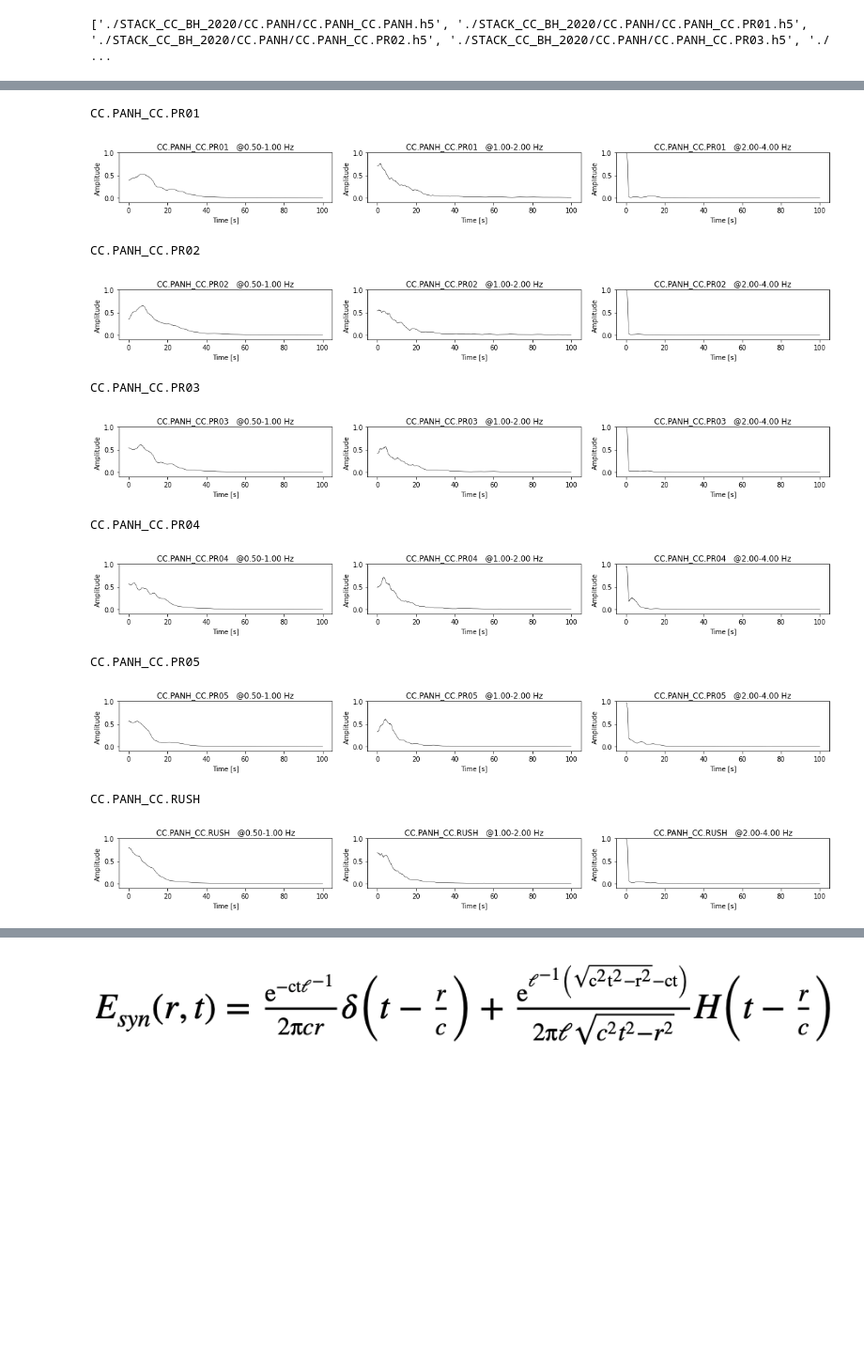
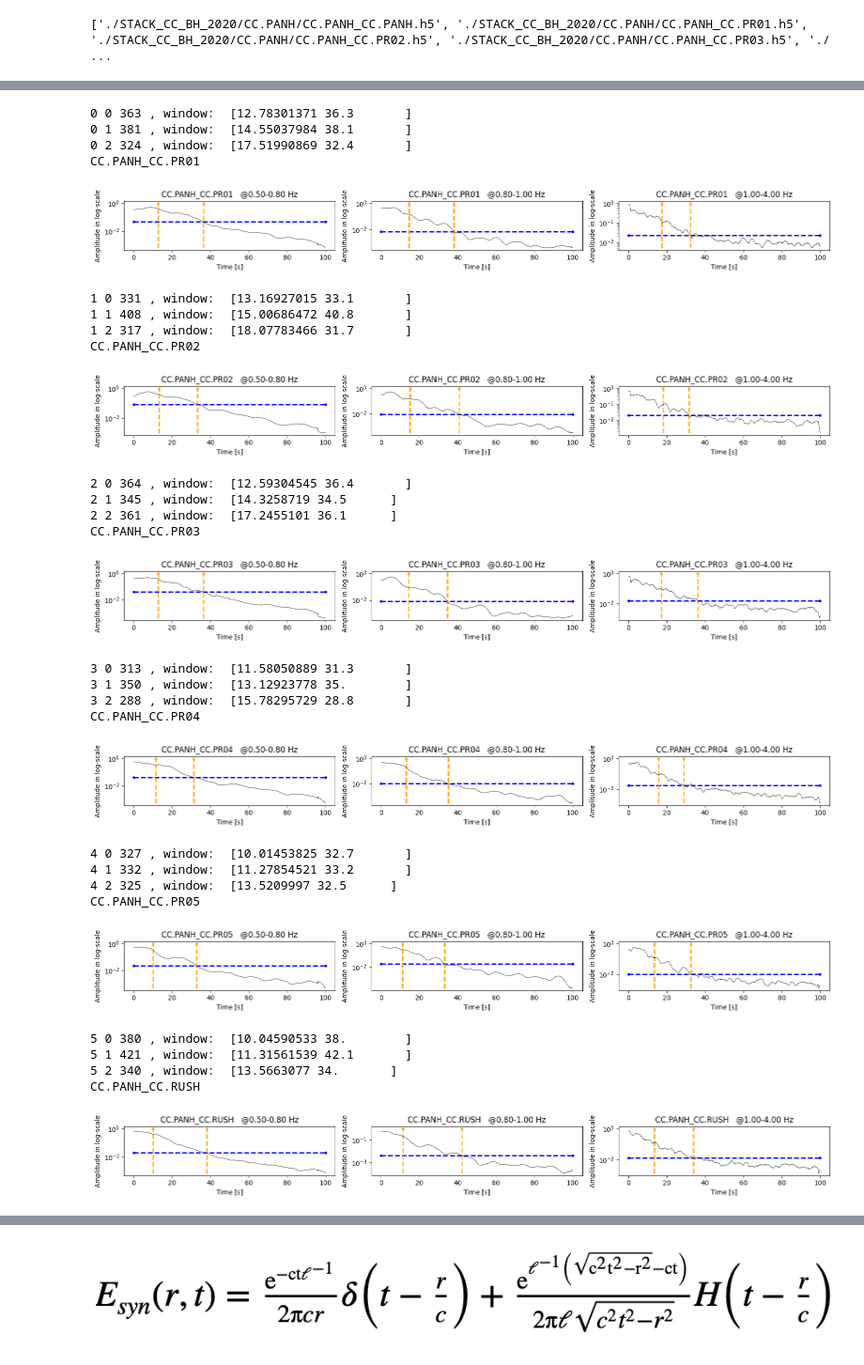
Before and after one commit to kuanfufeng/Noise_Correlation_Attenuation, a Jupyter notebook: Scattering_MFPandIntb_InterStation.ipynb, the cells around one changed output, grey strips where cells are left out. Shown at 94% size. Saved outputs shown, nothing was run; the diff lists cells and outputs as text; code cells hidden in the pictures; blank space fills up the shorter version.

```diff
--- a/Scattering_MFPandIntb_InterStation.ipynb
+++ b/Scattering_MFPandIntb_InterStation.ipynb
@@ -114,11 +89,11 @@ for sfile in sfiles:
         # read stacked waveforms
         if ( read_pyasdf(sfile,ccomp) == None):
             continue
-        dist, tvec,sdata = read_pyasdf(sfile,ccomp) # read waveform from pyasdf
+        dist,dt, tvec,sdata  = read_pyasdf(sfile,ccomp) # read waveform from pyasdf
         stackf[aa][ncmp]=[tvec,sdata]
         vdist[aa]=dist
         ncmp=ncmp+1
-    plot_waveforms(num_cmp,stackf[aa],fname[aa],comp_arr)
+    #plot_waveforms(num_cmp,stackf[aa],fname[aa],comp_arr)
 
     aa=aa+1
 fnum=len(fname)
@@ -266,6 +140,6 @@ def plot_filtered_waveforms(freq,tt,wav,fname):
 --> normalized MS envelope is referred to as the observed energy density Eobs
 # %%
-freq = [0.5, 1, 2,4]  # targeted frequency band for waveform monitoring
+freq = [0.5, 0.8, 1, 4]  # targeted frequency band for waveform monitoring
 nfreq = len(freq) - 1
 
 indx = npts // 2                      # half-side number of points
@@ -286,6 +160,6 @@ for aa in range (fnum):
             dafbp[fb] = bandpass(data, fmin, fmax, int(1 / dt), corners=4, zerophase=True)
 
         MSE[aa][ncmp]=[stackf[aa][ncmp][0],dafbp[0],dafbp[1],dafbp[2]]
-        plot_filtered_waveforms(freq,stackf[aa][ncmp][0],dafbp,fname[aa])
+        #plot_filtered_waveforms(freq,stackf[aa][ncmp][0],dafbp,fname[aa])
 # %% [output]
 CC.PANH_CC.PR01 ZZ
@@ -395,5 +240,5 @@ for aa in range(fnum):
 # %%
-def plot_fmsv_waveforms(freq,wav,fname):
+def plot_fmsv_waveforms(freq,wav,fname,noise_level,twin):
     nfreq = len(freq) - 1
     fig, ax = plt.subplots(1,nfreq, figsize=(16,2), sharex=False)
 
@@ -401,38 +246,80 @@ def plot_fmsv_waveforms(freq,wav,fname):
         fmin=freq[fb]
         fmax=freq[fb+1]
         absy=1 #max(wav[fb], key=abs)
-        ax[fb].set_ylim(-0.1,absy)
+        ax[fb].plot([wav[0][0],wav[0][-1]],[noise_level[fb],noise_level[fb]],c='blue',marker='.',ls='--', linewidth=2)
+
+        ax[fb].plot([twin[fb][0],twin[fb][0]],[-0.1,absy],c='orange',marker='.',ls='--', linewidth=2)
+        ax[fb].plot([twin[fb][1],twin[fb][1]],[-0.1,absy],c='orange',marker='.',ls='--', linewidth=2)
+        ax[fb].set_yscale('log', base=10)
         ax[fb].plot(wav[0],wav[fb+1], "k-", linewidth=0.5)
         ax[fb].set_xlabel("Time [s]")
-        ax[fb].set_ylabel("Amplitude")
+        ax[fb].set_ylabel("Amplitude in log-scale")
         ax[fb].set_title( "%s   @%4.2f-%4.2f Hz" % ( fname,fmin,fmax ) )
-
     fig.tight_layout()
     plt.show()
 # %%
+# get symmetric waveforms and determine the measuring window based on noise level (here is using n times of mad)
+indx = npts // 2                      # half-side number of points
 data_sym=np.ndarray((nfreq,indx+1)) # two-side averaged stack CF
 fmsv_mean=np.ndarray((fnum,nfreq+1,indx+1))
+
+# noise level setting
+ratio=4
+level=np.ndarray((fnum,nfreq,1))
+twinbe=np.ndarray((fnum,nfreq,2))
+
+cvel=[2.6, 2.2, 1.8]    # Rayleigh wave velocities over the freqency bands
 
 for aa in range (fnum):
     for fb in range(nfreq):
         fmin=freq[fb]
         fmax=freq[fb+1]            # stack positive and negative lags
-        sym = 0.5 * msv_mean[aa][fb+1][indx:] + 0.5 * np.flip(msv_mean[aa][fb+1][: indx + 1], axis=0)
+        sym=get_symmetric(msv_mean[aa][fb+1],indx)
         data_sym[fb]=sym
+
+        Val_mad=mad(sym)
+        level[aa][fb]=Val_mad*ratio
+
+        twinbe[aa][fb][0]= (vdist[aa]/cvel[fb]) + (1/fmin)*0.5
+
+        for pt in range( int(twinbe[aa][fb][0]/dt),len(sym),1):
+            if (sym[pt] < float(level[aa][fb])):
+                twinbe[aa][fb][1]=float(pt/samp)
+                print(aa,fb,pt,", window: ",twinbe[aa][fb])
+                break
+
 
     print(fname[aa])
     fmsv_mean[aa]=[msv[aa][0][0][indx:],data_sym[0],data_sym[1],data_sym[2]]
-    plot_fmsv_waveforms(freq,fmsv_mean[aa],fname[aa])
+    plot_fmsv_waveforms(freq,fmsv_mean[aa],fname[aa],level[aa],twinbe[aa])
 # %% [output]
+0 0 363 , window:  [12.78301371 36.3       ]
+0 1 381 , window:  [14.55037984 38.1       ]
+0 2 324 , window:  [17.51990869 32.4       ]
 CC.PANH_CC.PR01
-[figure, old version]
+[figure, new version]
+1 0 331 , window:  [13.16927015 33.1       ]
+1 1 408 , window:  [15.00686472 40.8       ]
+1 2 317 , window:  [18.07783466 31.7       ]
 CC.PANH_CC.PR02
-[figure, old version]
+[figure, new version]
+2 0 364 , window:  [12.59304545 36.4       ]
+2 1 345 , window:  [14.3258719 34.5      ]
+2 2 361 , window:  [17.2455101 36.1      ]
 CC.PANH_CC.PR03
-[figure, old version]
+[figure, new version]
+3 0 313 , window:  [11.58050889 31.3       ]
+3 1 350 , window:  [13.12923778 35.        ]
+3 2 288 , window:  [15.78295729 28.8       ]
 CC.PANH_CC.PR04
-[figure, old version]
+[figure, new version]
+4 0 327 , window:  [10.01453825 32.7       ]
+4 1 332 , window:  [11.27854521 33.2       ]
+4 2 325 , window:  [13.5209997 32.5      ]
 CC.PANH_CC.PR05
-[figure, old version]
+[figure, new version]
+5 0 380 , window:  [10.04590533 38.        ]
+5 1 421 , window:  [11.31561539 42.1       ]
+5 2 340 , window:  [13.5663077 34.       ]
 CC.PANH_CC.RUSH
-[figure, old version]
+[figure, new version]
```
Also changed, not shown: parts of 29 cells of this notebook, 2 other files.
